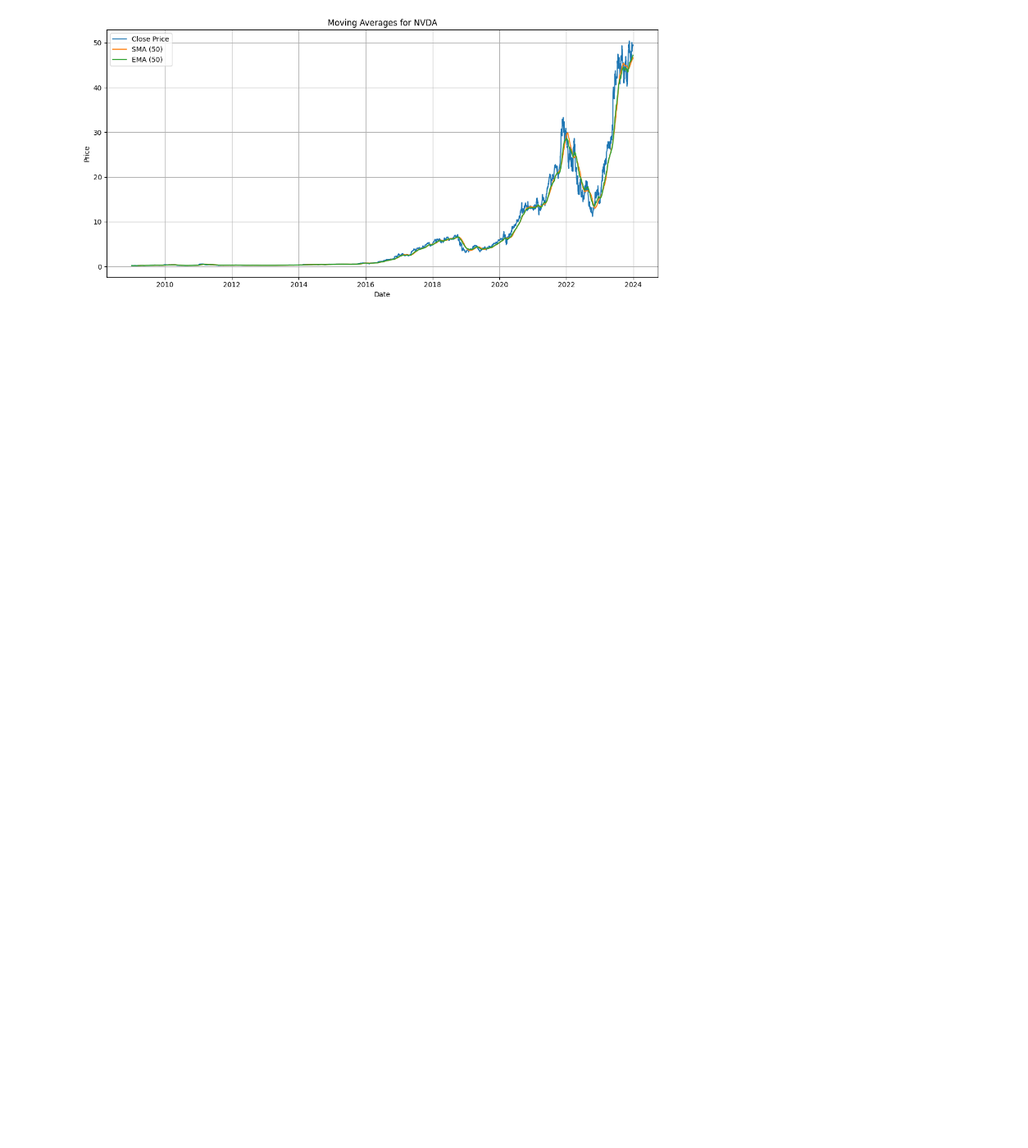
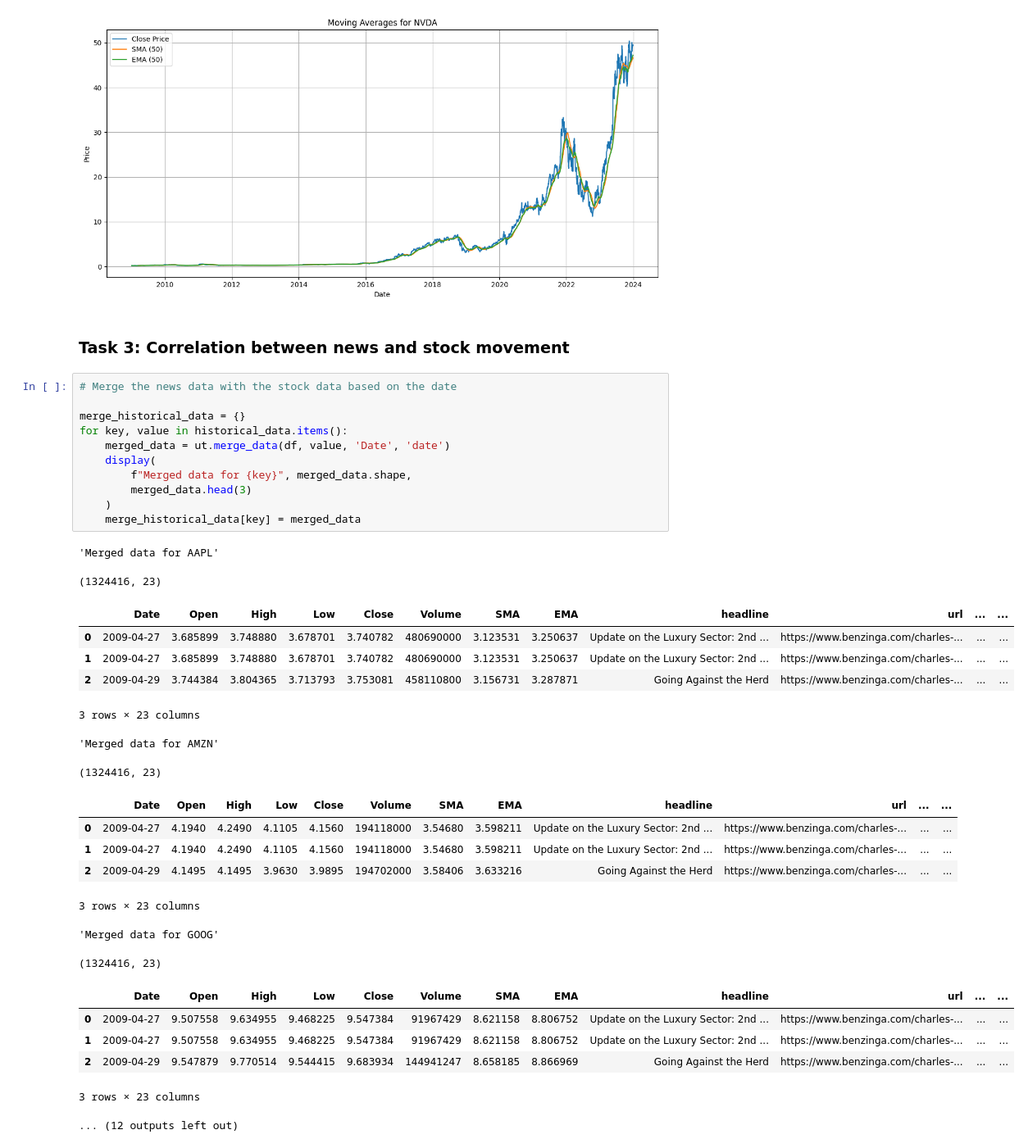
Before and after one commit to biyavani/10-academy-week-1, a Jupyter notebook: notebooks/eda_nb.ipynb, the cells around one changed output. Shown at 82% size. Drawn from its saved outputs; the diff is of its cells as text; blank space fills up the shorter version.

Commit message:
task 3 done

```diff
--- a/notebooks/eda_nb.ipynb
+++ b/notebooks/eda_nb.ipynb
@@ -516,3 +516,39 @@ for key, value in historical_data.items():
 [figure]
 [figure]
 [figure]
+# %% [markdown]
+### Task 3: Correlation between news and stock movement
+# %%
+# Merge the news data with the stock data based on the date
+
+merge_historical_data = {}
+for key, value in historical_data.items():
+    merged_data = ut.merge_data(df, value, 'Date', 'date')
+    display(
+        f"Merged data for {key}", merged_data.shape,
+        merged_data.head(3)
+    )
+    merge_historical_data[key] = merged_data
+# %% [output]
+'Merged data for AAPL'
+(1324416, 23)
+|  | Date | Open | High | Low | Close | Volume | SMA | EMA | headline | url | ... | ... |
+| 0 | 2009-04-27 | 3.685899 | 3.748880 | 3.678701 | 3.740782 | 480690000 | 3.123531 | 3.250637 | Update on the Luxury Sector: 2nd ... | https://www.benzinga.com/charles-... | ... | ... |
+| 1 | 2009-04-27 | 3.685899 | 3.748880 | 3.678701 | 3.740782 | 480690000 | 3.123531 | 3.250637 | Update on the Luxury Sector: 2nd ... | https://www.benzinga.com/charles-... | ... | ... |
+| 2 | 2009-04-29 | 3.744384 | 3.804365 | 3.713793 | 3.753081 | 458110800 | 3.156731 | 3.287871 | Going Against the Herd | https://www.benzinga.com/charles-... | ... | ... |
+3 rows × 23 columns
+'Merged data for AMZN'
+(1324416, 23)
+|  | Date | Open | High | Low | Close | Volume | SMA | EMA | headline | url | ... | ... |
+| 0 | 2009-04-27 | 4.1940 | 4.2490 | 4.1105 | 4.1560 | 194118000 | 3.54680 | 3.598211 | Update on the Luxury Sector: 2nd ... | https://www.benzinga.com/charles-... | ... | ... |
+| 1 | 2009-04-27 | 4.1940 | 4.2490 | 4.1105 | 4.1560 | 194118000 | 3.54680 | 3.598211 | Update on the Luxury Sector: 2nd ... | https://www.benzinga.com/charles-... | ... | ... |
+| 2 | 2009-04-29 | 4.1495 | 4.1495 | 3.9630 | 3.9895 | 194702000 | 3.58406 | 3.633216 | Going Against the Herd | https://www.benzinga.com/charles-... | ... | ... |
+3 rows × 23 columns
+'Merged data for GOOG'
+(1324416, 23)
+|  | Date | Open | High | Low | Close | Volume | SMA | EMA | headline | url | ... | ... |
+| 0 | 2009-04-27 | 9.507558 | 9.634955 | 9.468225 | 9.547384 | 91967429 | 8.621158 | 8.806752 | Update on the Luxury Sector: 2nd ... | https://www.benzinga.com/charles-... | ... | ... |
+| 1 | 2009-04-27 | 9.507558 | 9.634955 | 9.468225 | 9.547384 | 91967429 | 8.621158 | 8.806752 | Update on the Luxury Sector: 2nd ... | https://www.benzinga.com/charles-... | ... | ... |
+| 2 | 2009-04-29 | 9.547879 | 9.770514 | 9.544415 | 9.683934 | 144941247 | 8.658185 | 8.866969 | Going Against the Herd | https://www.benzinga.com/charles-... | ... | ... |
+3 rows × 23 columns
+... (12 outputs left out)
```
Also changed, not shown: parts of 3 cells of this notebook.
